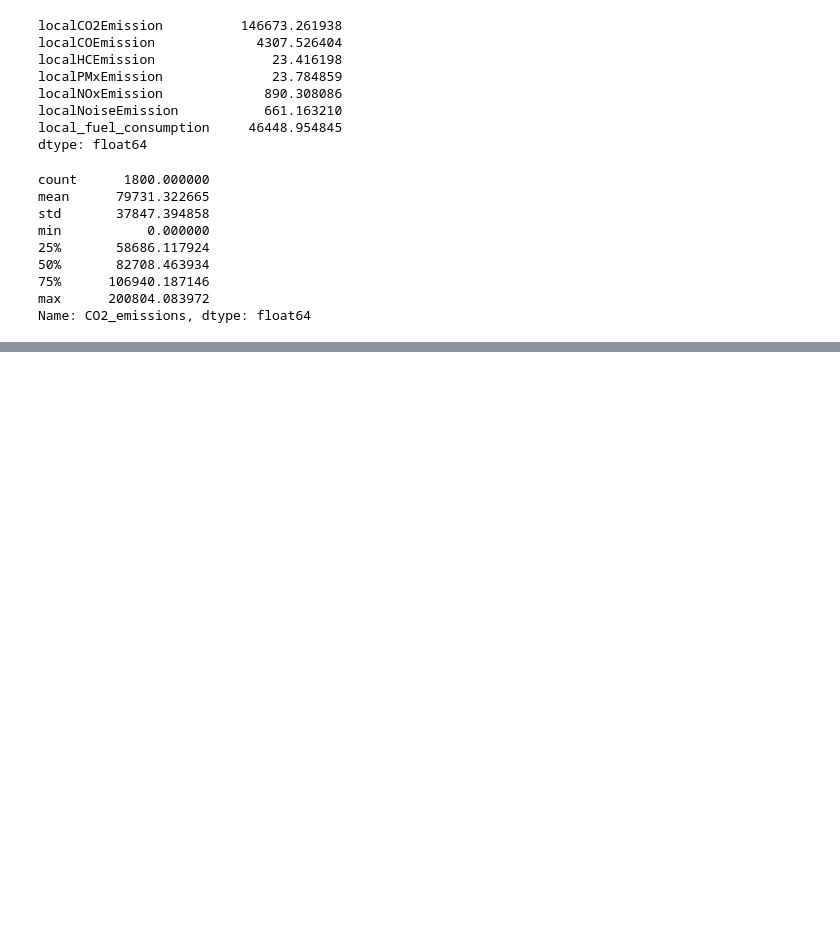
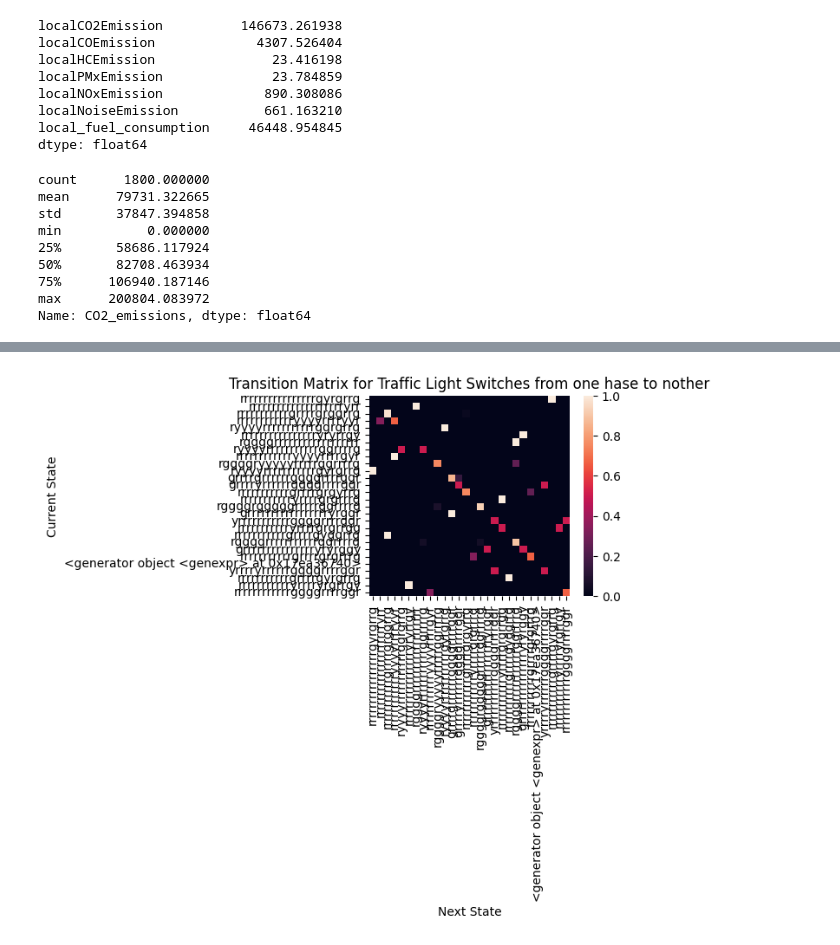
Before and after one commit to karstenk9/rl_traffic_signal_optimization, a Jupyter notebook: notebooks/actuated_results.ipynb, the cells around one changed output, grey strips where cells are left out. Cells and saved outputs as stored; diff of their text form; code cells hidden in the pictures; blank space fills up the shorter version.

```diff
--- a/notebooks/actuated_results.ipynb
+++ b/notebooks/actuated_results.ipynb
@@ -71,0 +130,48 @@ Name: CO2_emissions, dtype: float64
+# %%
+# create transition matrix and plot heatmap
+
+def transition_matrix(transitions, num_phases):
+    phases = list(set(phase for transition in transitions for phase in transition))
+    phase_to_index = {phase: index for index, phase in enumerate(phases)}
+    matrix = [[0] * num_phases for _ in range(num_phases)]
+    for (phase1, phase2) in transitions:
+        i = phase_to_index[phase1]
+        j = phase_to_index[phase2]
+        matrix[i][j] += 1
+    return matrix
+
+def normalize_matrix(matrix):
+        for row in matrix:
+            total = sum(row)
+            if total > 0:  # Avoid division by zero
+                row[:] = [f/total for f in row]
+        return matrix
+
+def create_heatmap(matrix, states):
+    plt.figure(figsize=(4, 3))  # adjust the size as needed
+    sns.heatmap(matrix,square=True, xticklabels=states, yticklabels=states)
+    plt.xlabel("Next State")
+    plt.ylabel("Current State")
+    plt.title("Transition Matrix for Traffic Light Switches from one hase to nother")
+    plt.show()
+
+# append all states collected during training to list
+tls_160_allStates = df['tls160_state'].tolist()
+tls_160_allStates.append(x for x in set(tls_160_states) if x not in tls_160_allStates)
+
+# get number of distinct phases
+num_phases = len(set(tls_160_allStates))
+
+# create list of tuples for state transitions
+transitions = [(tls_160_allStates[i], tls_160_allStates[i+1]) for i in range(len(tls_160_allStates)-1)]
+
+# create transition matrix
+matrix = transition_matrix(transitions, num_phases)
+
+# normalize matrix
+transition_matrix = normalize_matrix(matrix)  # assuming you already have the transition matrix
+
+# plot heatmap
+create_heatmap(transition_matrix, set(tls_160_allStates))
+# %% [output]
+[figure, added]
```
Also changed, not shown: parts of 5 cells of this notebook, 4 other files.
